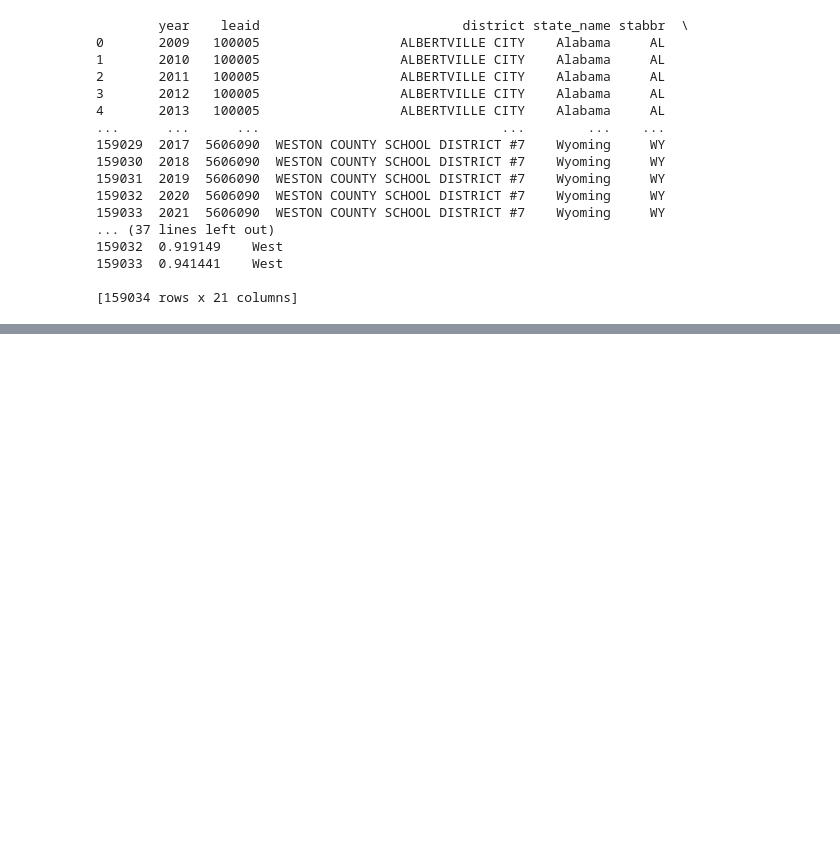
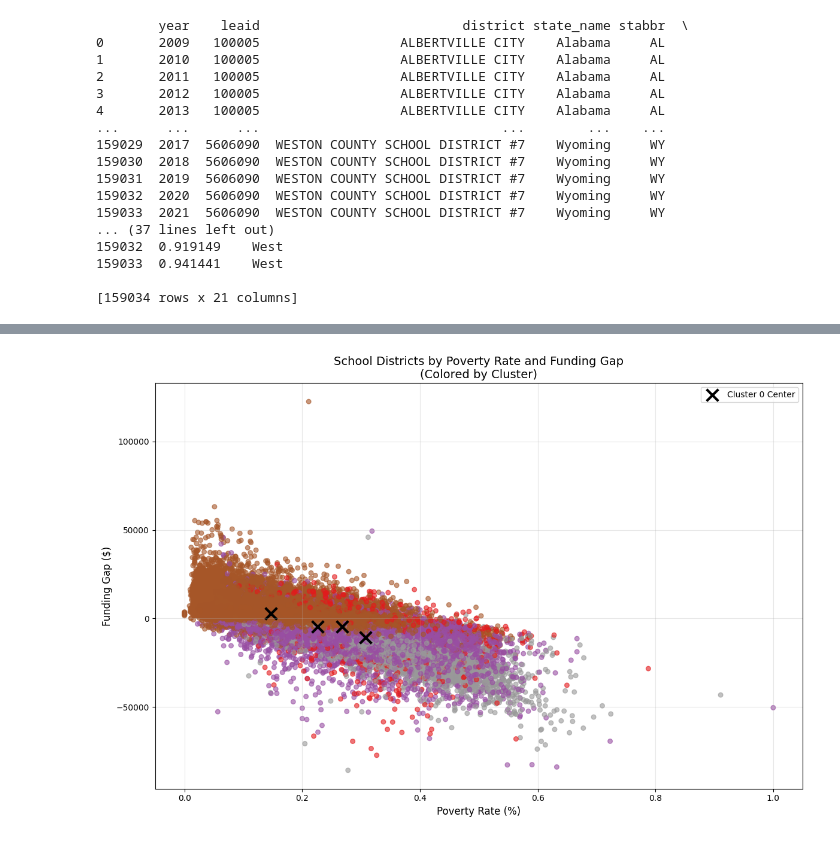
Before and after one commit to mwhiteaz/SchoolFunding, a Jupyter notebook: schoolfundingeda-10-10.ipynb, the cells around one changed output, grey strips where cells are left out. Drawn from its saved outputs; the diff is of its cells as text; code cells hidden in the pictures; blank space fills up the shorter version.

Commit message:
Kaggle Notebook | Schoolfunding_8.4 | Version 24

```diff
--- a/schoolfundingeda-10-10.ipynb
+++ b/schoolfundingeda-10-10.ipynb
@@ -708,0 +844,32 @@ print(df[['funding_gap'] + features + ['cluster']].head())
+# %%
+# Create the clustering
+kmeans = KMeans(n_clusters=4, random_state=42)
+cluster_labels = kmeans.fit_predict(X_scaled)
+
+# Create scatter plot
+plt.figure(figsize=(12, 8))
+colors = ['#1f77b4', '#ff7f0e', '#2ca02c', '#d62728']  # Professional colors
+scatter = plt.scatter(df['pov'], df['fundinggap'],
+                     c=cluster_labels, cmap='Set1',
+                     alpha=0.6, s=30)
+
+plt.xlabel('Poverty Rate (%)', fontsize=12)
+plt.ylabel('Funding Gap ($)', fontsize=12)
+plt.title('School Districts by Poverty Rate and Funding Gap\n(Colored by Cluster)', fontsize=14)
+
+# Add cluster centroids
+centers_original = scaler.inverse_transform(kmeans.cluster_centers_)
+pov_idx = features.index('pov')
+funding_idx = features.index('fundinggap')
+
+for i, center in enumerate(centers_original):
+    plt.scatter(center[pov_idx], center[funding_idx],
+               c='black', marker='x', s=200, linewidths=3,
+               label=f'Cluster {i} Center' if i == 0 else "")
+
+plt.legend()
+plt.grid(True, alpha=0.3)
+plt.tight_layout()
+plt.show()
+# %% [output]
+[figure, added]
```
Also changed, not shown: parts of 21 cells of this notebook.
